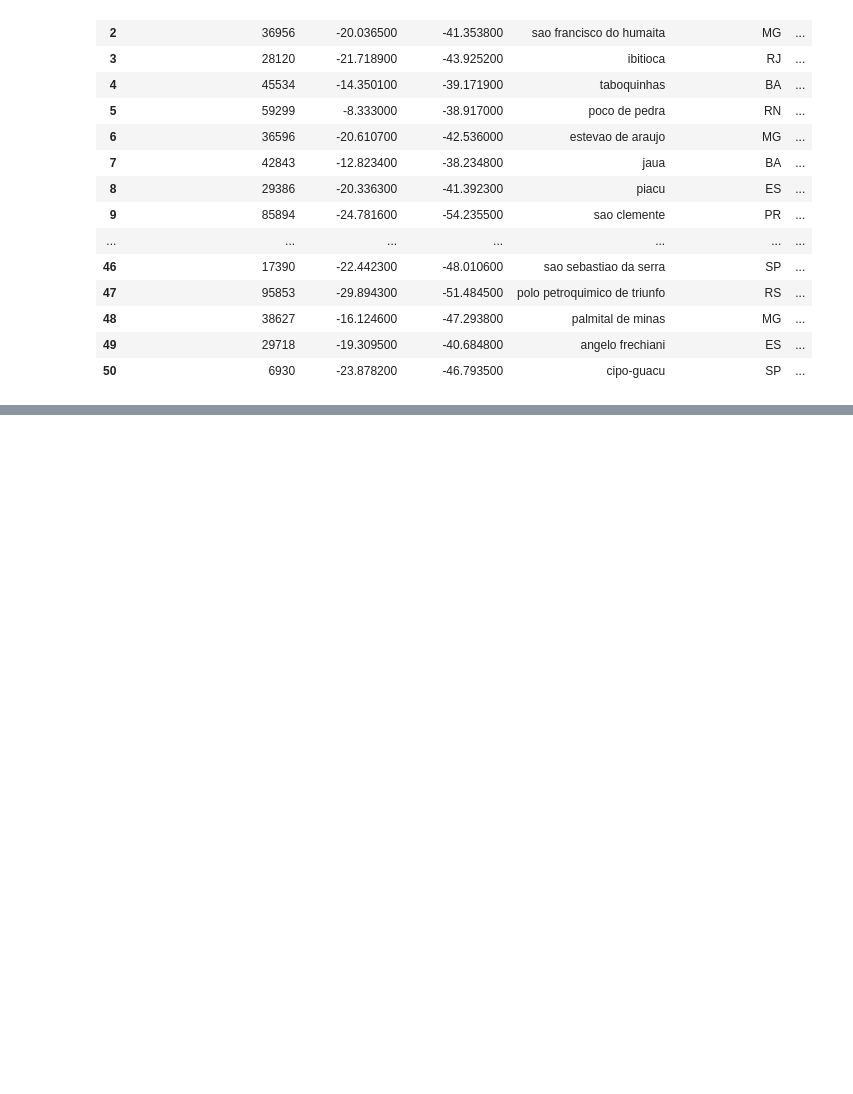
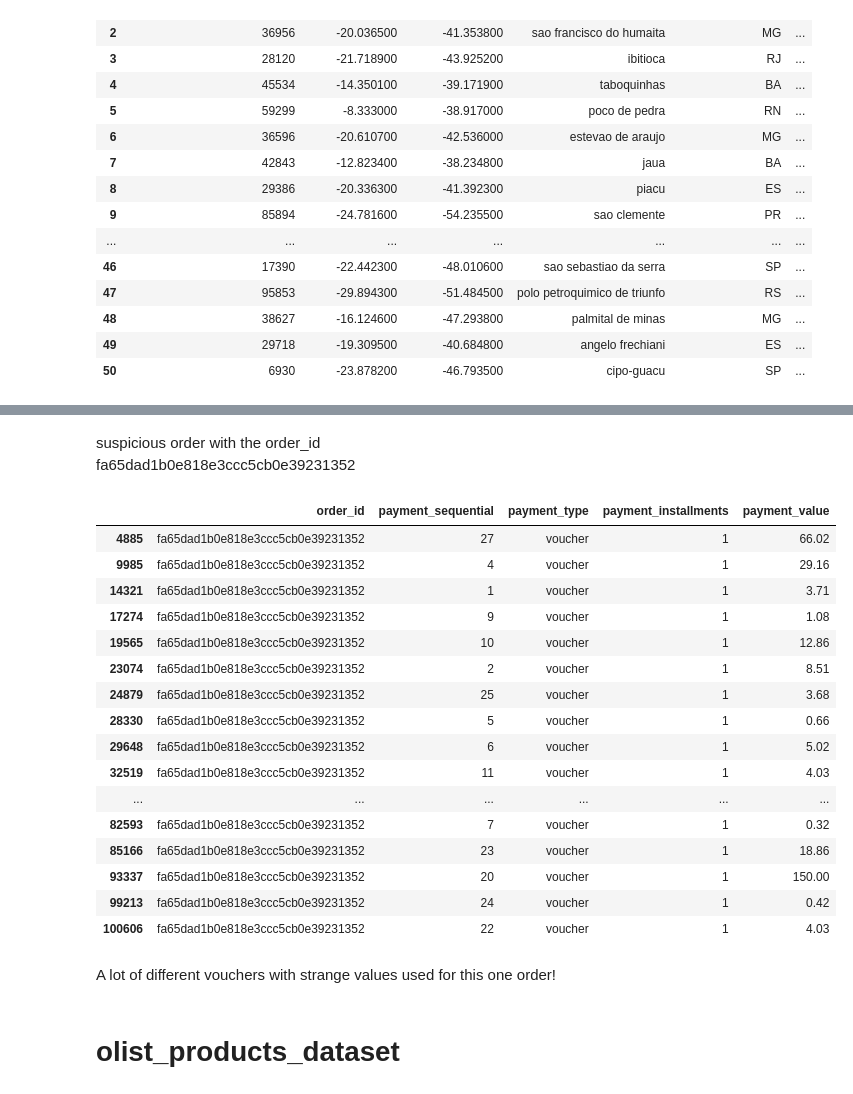
Before and after one commit to jugnuarora/Brazilian-e-commerce, a Jupyter notebook: data_sourcing.ipynb, the cells around one changed output, grey strips where cells are left out. Saved outputs shown, nothing was run; the diff lists cells and outputs as text; code cells hidden in the pictures; blank space fills up the shorter version.

```diff
--- a/data_sourcing.ipynb
+++ b/data_sourcing.ipynb
@@ -356,0 +825,3 @@ if engine!=None:
+# %%
+olist_order_payments_dataset = pd.read_csv('data/olist_order_payments_dataset.csv')
+olist_order_payments_dataset.head()
@@ -356,0 +898,27 @@ if engine!=None:
+# %% [markdown]
+suspicious order with the order_id<br>
+fa65dad1b0e818e3ccc5cb0e39231352
+# %%
+olist_order_payments_dataset[olist_order_payments_dataset['order_id'] == 'fa65dad1b0e818e3ccc5cb0e39231352']
+# %% [output]
+|  | order_id | payment_sequential | payment_type | payment_installments | payment_value |
+| 4885 | fa65dad1b0e818e3ccc5cb0e39231352 | 27 | voucher | 1 | 66.02 |
+| 9985 | fa65dad1b0e818e3ccc5cb0e39231352 | 4 | voucher | 1 | 29.16 |
+| 14321 | fa65dad1b0e818e3ccc5cb0e39231352 | 1 | voucher | 1 | 3.71 |
+| 17274 | fa65dad1b0e818e3ccc5cb0e39231352 | 9 | voucher | 1 | 1.08 |
+| 19565 | fa65dad1b0e818e3ccc5cb0e39231352 | 10 | voucher | 1 | 12.86 |
+| 23074 | fa65dad1b0e818e3ccc5cb0e39231352 | 2 | voucher | 1 | 8.51 |
+| 24879 | fa65dad1b0e818e3ccc5cb0e39231352 | 25 | voucher | 1 | 3.68 |
+| 28330 | fa65dad1b0e818e3ccc5cb0e39231352 | 5 | voucher | 1 | 0.66 |
+| 29648 | fa65dad1b0e818e3ccc5cb0e39231352 | 6 | voucher | 1 | 5.02 |
+| 32519 | fa65dad1b0e818e3ccc5cb0e39231352 | 11 | voucher | 1 | 4.03 |
+| ... | ... | ... | ... | ... | ... |
+| 82593 | fa65dad1b0e818e3ccc5cb0e39231352 | 7 | voucher | 1 | 0.32 |
+| 85166 | fa65dad1b0e818e3ccc5cb0e39231352 | 23 | voucher | 1 | 18.86 |
+| 93337 | fa65dad1b0e818e3ccc5cb0e39231352 | 20 | voucher | 1 | 150.00 |
+| 99213 | fa65dad1b0e818e3ccc5cb0e39231352 | 24 | voucher | 1 | 0.42 |
+| 100606 | fa65dad1b0e818e3ccc5cb0e39231352 | 22 | voucher | 1 | 4.03 |
+# %% [markdown]
+A lot of different vouchers with strange values used for this one order!
+# %% [markdown]
+# olist_products_dataset #
```
Also changed, not shown: parts of 104 cells of this notebook.
